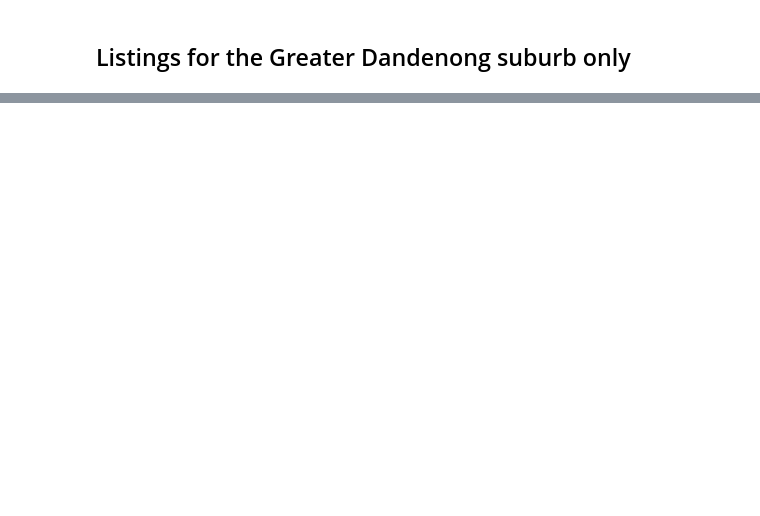
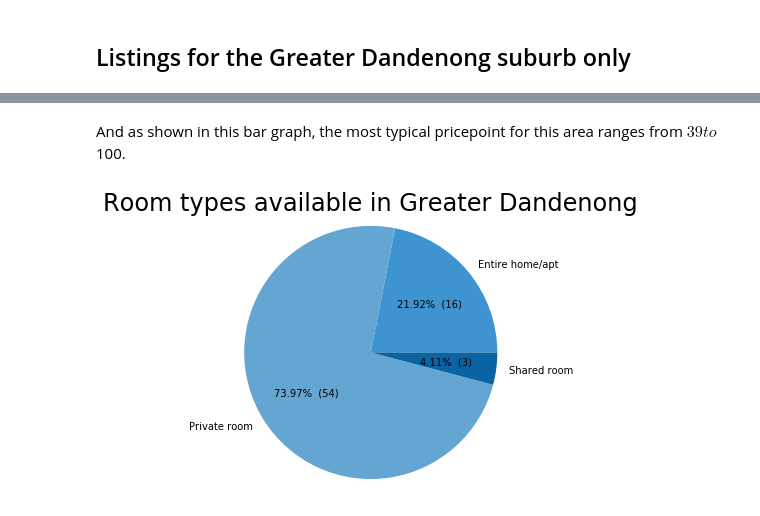
Before and after one commit to lisadoan98/code1161base, a Jupyter notebook: week6/Melbourne_AirBnB.ipynb, the cells around one changed output, grey strips where cells are left out. Cells and saved outputs as stored; diff of their text form; code cells hidden in the pictures; blank space fills up the shorter version.

```diff
--- a/week6/Melbourne_AirBnB.ipynb
+++ b/week6/Melbourne_AirBnB.ipynb
@@ -123,0 +133,23 @@ KeyError: ''
+# %% [markdown]
+And as shown in this bar graph, the most typical pricepoint for this area ranges from $39 to $100.
+# %%
+#Creating a pie graph
+#https://stackoverflow.com/questions/6170246/how-do-i-use-matplotlib-autopct/6170354#6170354
+plt.figure(figsize=plt.figaspect(1))
+room_type_values = [16, 54, 3]
+room_types = ['Entire home/apt', 'Private room', 'Shared room']
+pie_colours = ['#3E94D1','#65A5D1','#0A64A4']
+#Colours generated from http://colorschemedesigner.com/
+def dandenong_pie(room_type_values):
+    def my_autopct(pct):
+        total = sum(room_type_values)
+        val=int((pct*total/100.0)+0.5)
+        return '{p:.2f}%  ({v:d})'.format(p=pct,v=val)
+    return my_autopct
+
+plt.pie(room_type_values, labels=room_types, colors=pie_colours, autopct=make_autopct(room_type_values))
+plt.title('Room types available in Greater Dandenong', fontsize=24)
+plt.axis('equal', fontsize=18)
+plt.show()
+# %% [output]
+[figure, added]
```
Also changed, not shown: parts of 15 cells of this notebook.
